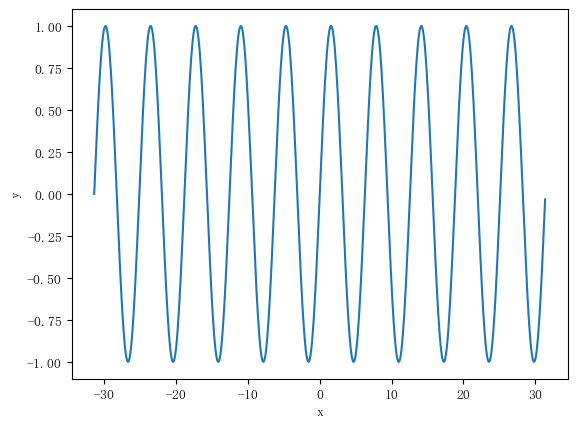
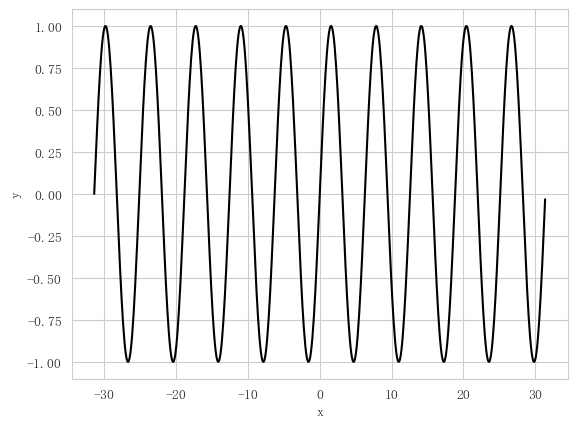
Code edit (unified diff) that turned the first committed figure into the second:
--- before
+++ after
@@ -2,5 +2,5 @@
 y = np.sin(x)
 
-plt.plot(x, y)
+plt.plot(x, y, c='k')
 plt.xlabel('x')
 plt.ylabel('y')

Commit: 2024_5_2